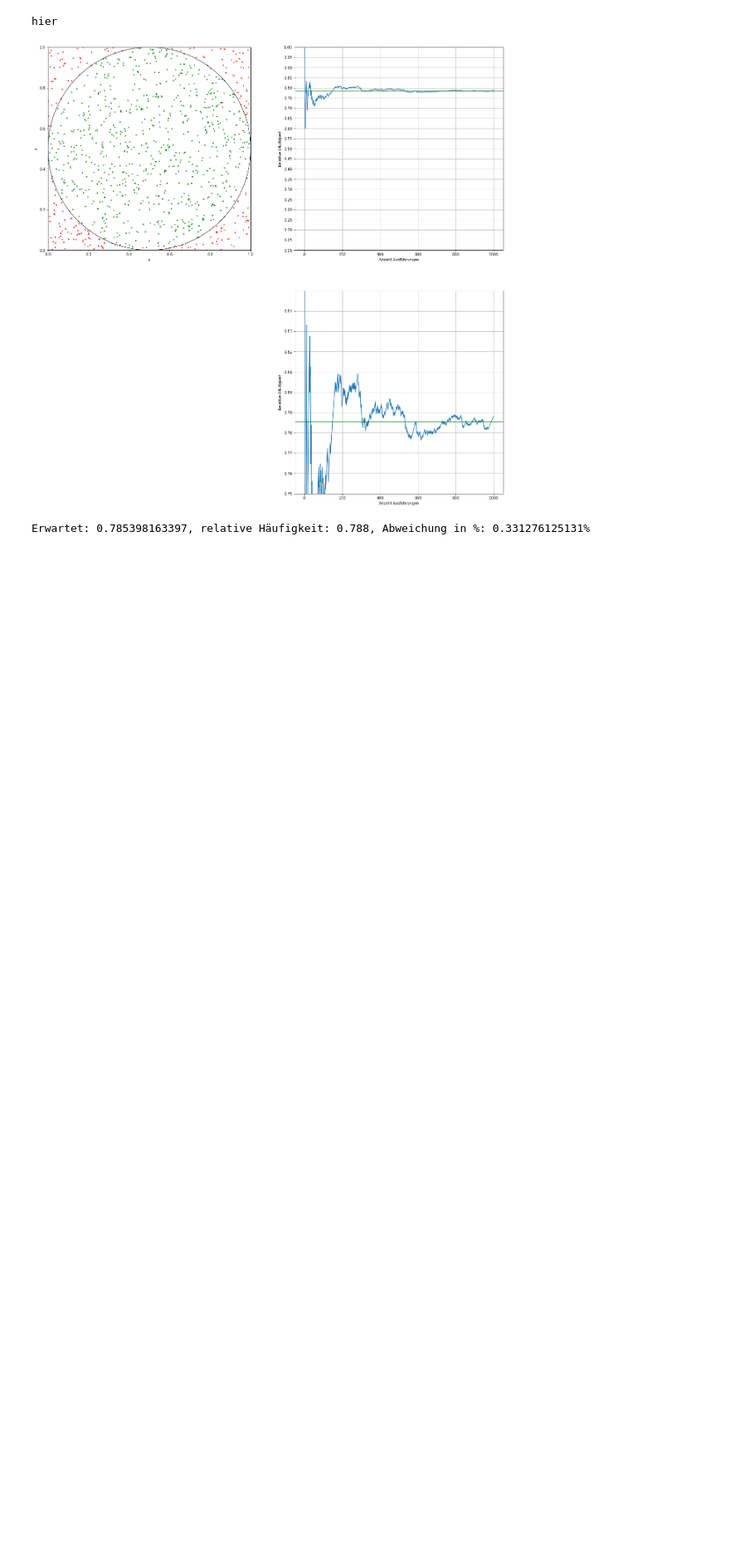
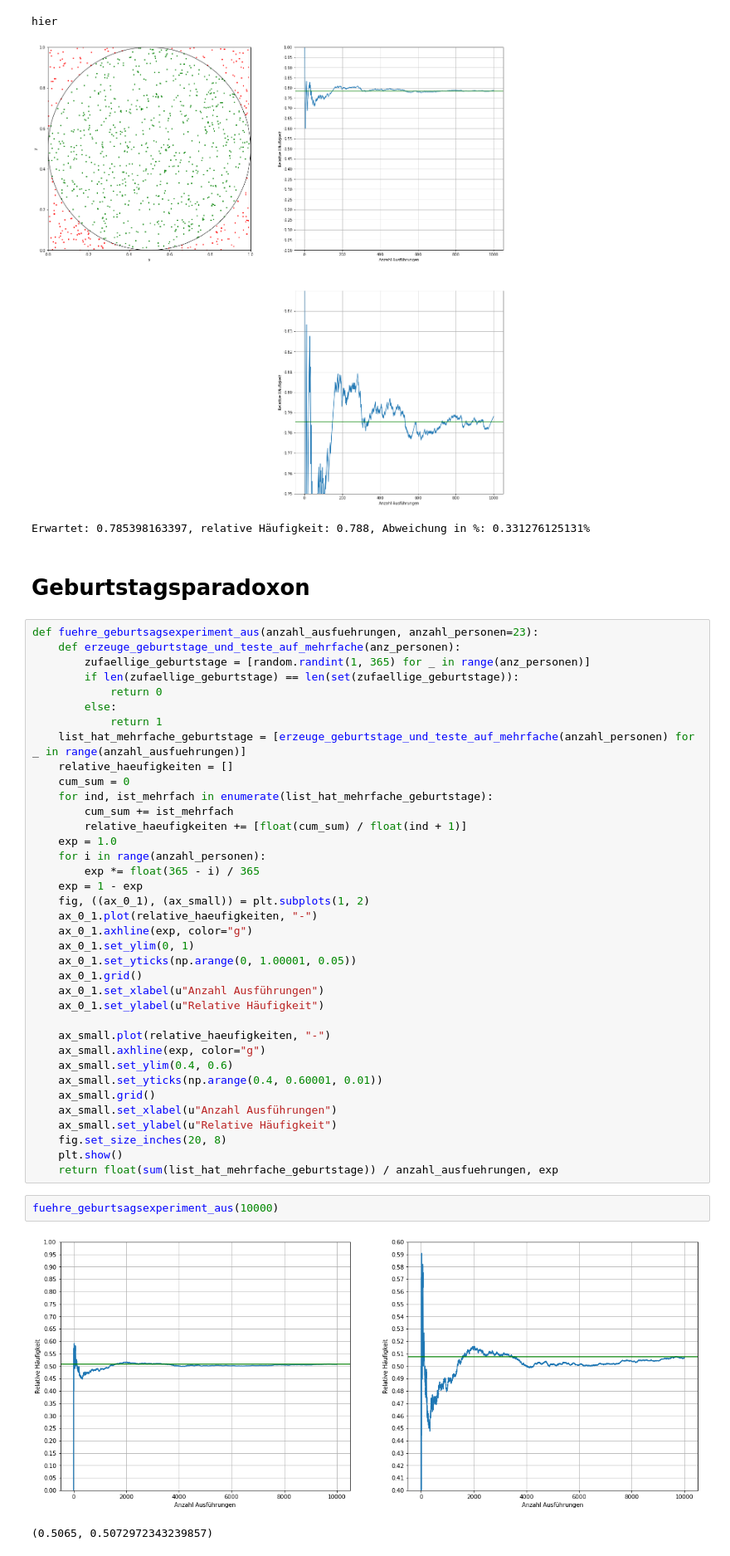
Before and after one commit to jlieberherr/jupyter-playground, a Jupyter notebook: gesetz_der_grossen_zahlen.ipynb, the cells around one changed output. Shown: that part at 83% size. Cells and saved outputs as stored; diff of their text form; blank space fills up the shorter version.

Commit message:
gesetz_der_grossen_zahlen-checkpoint.ipynb: Geburtstagsparadoxon added

```diff
--- a/gesetz_der_grossen_zahlen.ipynb
+++ b/gesetz_der_grossen_zahlen.ipynb
@@ -121,3 +121,47 @@ print "Erwartet: {}, relative Häufigkeit: {}, Abweichung in %: {}%".format(erwa
 hier
 [figure]
 Erwartet: 0.785398163397, relative Häufigkeit: 0.788, Abweichung in %: 0.331276125131%
+# %% [markdown]
+# Geburtstagsparadoxon
+# %%
+def fuehre_geburtsagsexperiment_aus(anzahl_ausfuehrungen, anzahl_personen=23):
+    def erzeuge_geburtstage_und_teste_auf_mehrfache(anz_personen):
+        zufaellige_geburtstage = [random.randint(1, 365) for _ in range(anz_personen)]
+        if len(zufaellige_geburtstage) == len(set(zufaellige_geburtstage)):
+            return 0
+        else:
+            return 1
+    list_hat_mehrfache_geburtstage = [erzeuge_geburtstage_und_teste_auf_mehrfache(anzahl_personen) for _ in range(anzahl_ausfuehrungen)]
+    relative_haeufigkeiten = []
+    cum_sum = 0
+    for ind, ist_mehrfach in enumerate(list_hat_mehrfache_geburtstage):
+        cum_sum += ist_mehrfach
+        relative_haeufigkeiten += [float(cum_sum) / float(ind + 1)]
+    exp = 1.0
+    for i in range(anzahl_personen):
+        exp *= float(365 - i) / 365
+    exp = 1 - exp
+    fig, ((ax_0_1), (ax_small)) = plt.subplots(1, 2)
+    ax_0_1.plot(relative_haeufigkeiten, "-")
+    ax_0_1.axhline(exp, color="g")
+    ax_0_1.set_ylim(0, 1)
+    ax_0_1.set_yticks(np.arange(0, 1.00001, 0.05))
+    ax_0_1.grid()
+    ax_0_1.set_xlabel(u"Anzahl Ausführungen")
+    ax_0_1.set_ylabel(u"Relative Häufigkeit")
+
+    ax_small.plot(relative_haeufigkeiten, "-")
+    ax_small.axhline(exp, color="g")
+    ax_small.set_ylim(0.4, 0.6)
+    ax_small.set_yticks(np.arange(0.4, 0.60001, 0.01))
+    ax_small.grid()
+    ax_small.set_xlabel(u"Anzahl Ausführungen")
+    ax_small.set_ylabel(u"Relative Häufigkeit")
+    fig.set_size_inches(20, 8)
+    plt.show()
+    return float(sum(list_hat_mehrfache_geburtstage)) / anzahl_ausfuehrungen, exp
+# %%
+fuehre_geburtsagsexperiment_aus(10000)
+# %% [output]
+[figure, added]
+(0.5065, 0.5072972343239857)
```
